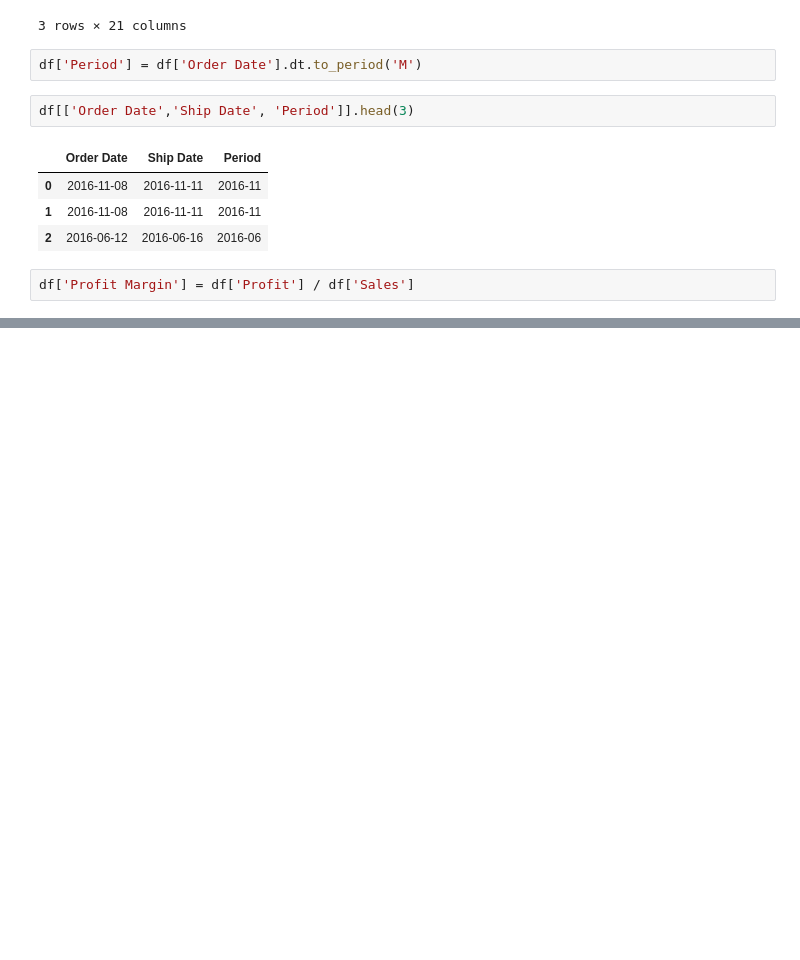
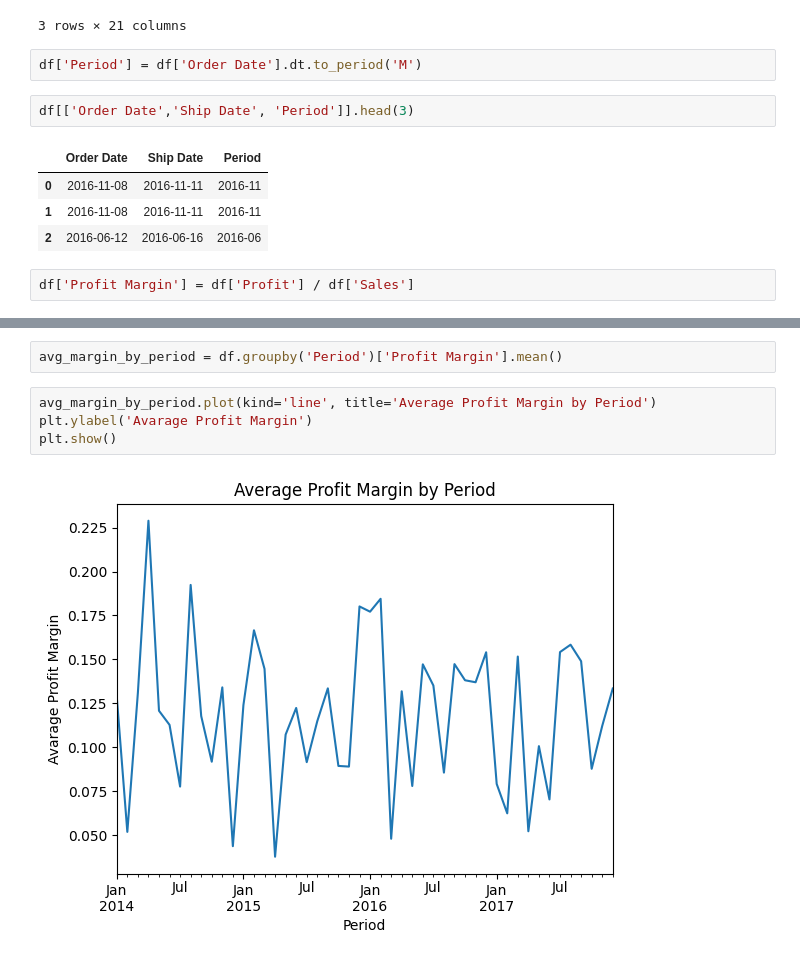
Before and after one commit to molefemarabe/portfolioproject, a Jupyter notebook: Sales_Analysis_Using_Pandas.ipynb, the cells around one changed output, grey strips where cells are left out. Cells and saved outputs as stored; diff of their text form; blank space fills up the shorter version.

```diff
--- a/Sales_Analysis_Using_Pandas.ipynb
+++ b/Sales_Analysis_Using_Pandas.ipynb
@@ -104,0 +113,8 @@ df['Profit Margin'] = df['Profit'] / df['Sales']
+# %%
+avg_margin_by_period = df.groupby('Period')['Profit Margin'].mean()
+# %%
+avg_margin_by_period.plot(kind='line', title='Average Profit Margin by Period')
+plt.ylabel('Avarage Profit Margin')
+plt.show()
+# %% [output]
+[figure, added]
```
Also changed, not shown: parts of 2 cells of this notebook.
